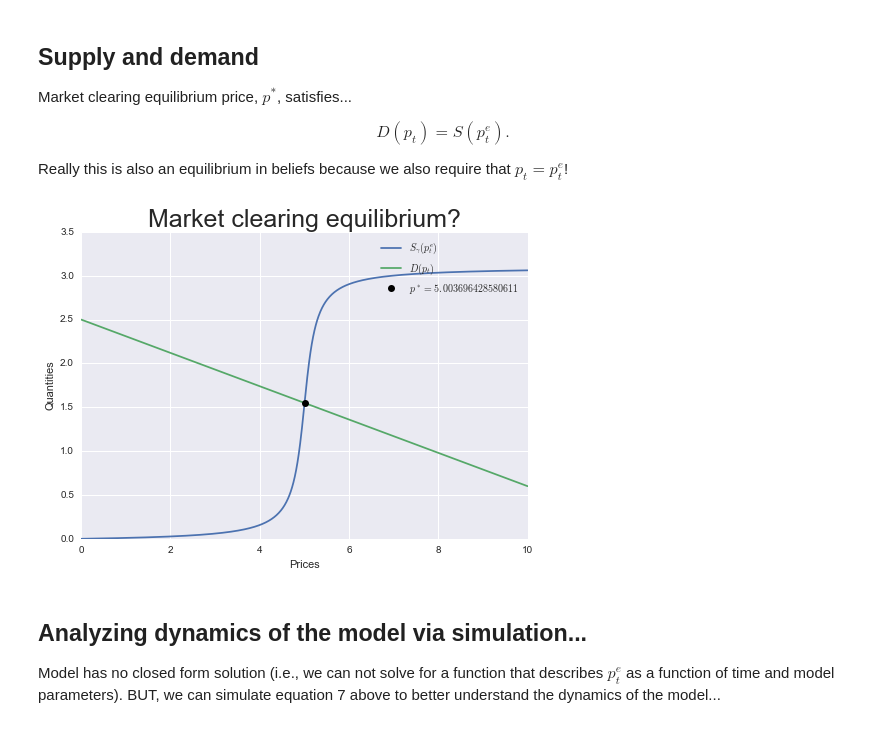
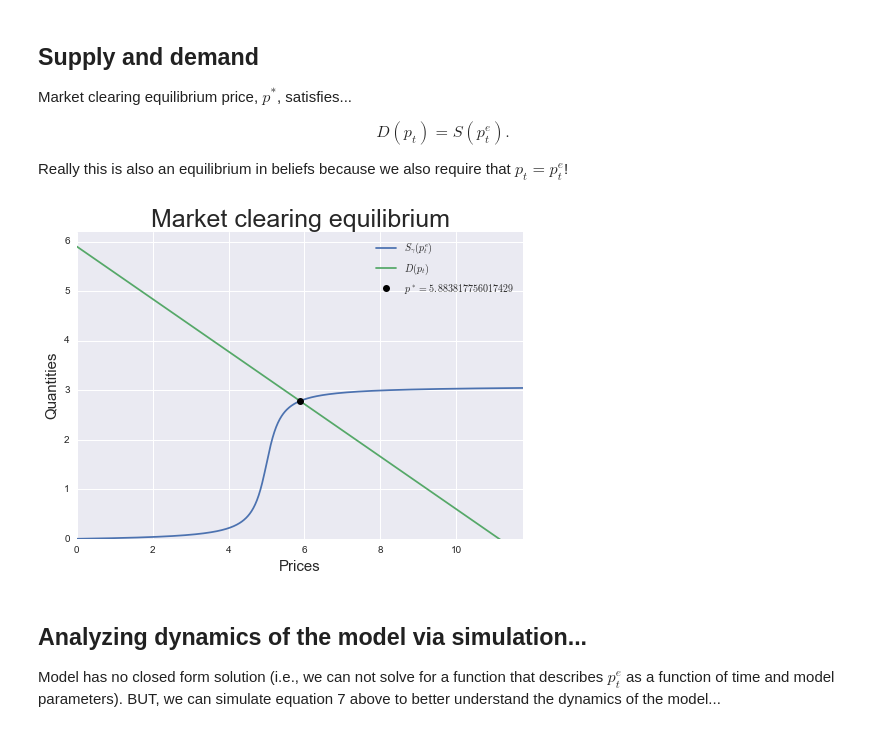
Before and after one commit to davidrpugh/sfi-complexity-mooc, a Jupyter notebook: notebooks/cobweb-models.ipynb, the cells around one changed output. Drawn from its saved outputs; the diff is of its cells as text; code cells hidden in the pictures.

```diff
--- a/notebooks/cobweb-models.ipynb
+++ b/notebooks/cobweb-models.ipynb
@@ -128,33 +120,16 @@ Market clearing equilibrium price, $p^*$, satisfies...
 $$ D(p_t) = S(p_t^e). $$
 
 Really this is also an equilibrium in beliefs because we also require that $p_t = p_t^e$!
-# %%
-def _excess_demand(price, a, b, gamma, p_bar):
-    """Excess demand function."""
-    return quantity_demand(price, a, b) - quantity_supply(price, gamma, p_bar)
-
-
-def supply_demand_plot(a=2.5, b=0.5, gamma=5.0, p_bar=5.0):
-    """Plot the demand and supply curves to find the market clearing equilibrium."""
-    # compute the market clearing equilibrium price
-    equilibrium_price = optimize.bisect(_excess_demand, 0, 2 * p_bar, args=(a, b, gamma, p_bar))
-    prices = np.linspace(0, 2 * p_bar, 1000)
-    plt.plot(prices, quantity_supply(prices, gamma, p_bar),
-             label=r"$S_{\gamma}(p_t^e)$")
-    plt.plot(prices, quantity_demand(prices, a, b), label=r"$D(p_t)$")
-    plt.plot(equilibrium_price, quantity_demand(equilibrium_price, a, b),
-             linestyle='none', marker='o', color='k', label=r"$p^*={}$".format(equilibrium_price))
-    plt.xlabel("Prices")
-    plt.ylim(0, max(1.05 * a, 3.5))
-    plt.ylabel("Quantities")
-    plt.title("Market clearing equilibrium?", fontsize=25)
-    plt.legend()
-
-
-ipywidgets.interact(supply_demand_plot, a=(0, 5, 0.01), b=(0, 1, 0.01), gamma=(0, 10, 0.1), p_bar=(0, 10, 0.1))
-plt.show()
-# %% [output]
-[figure, removed]
+# %%
+interactive_supply_demand_plot = ipywidgets.interact(cobweb.supply_demand_plot,
+                                                     D=ipywidgets.fixed(quantity_demand),
+                                                     S=ipywidgets.fixed(quantity_supply),
+                                                     a=cobweb.a_float_slider,
+                                                     b=cobweb.b_float_slider,
+                                                     gamma=cobweb.gamma_float_slider,
+                                                     p_bar=cobweb.p_bar_float_slider)
+# %% [output]
+[figure, added]
 # %% [markdown]
 <h2> Analyzing dynamics of the model via simulation... </h2>
 
```
Also changed, not shown: parts of 16 cells of this notebook, 1 other file.
